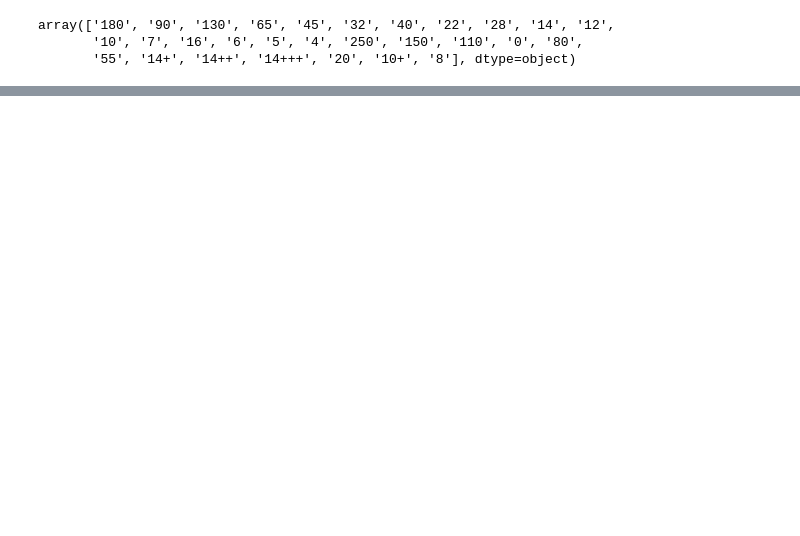
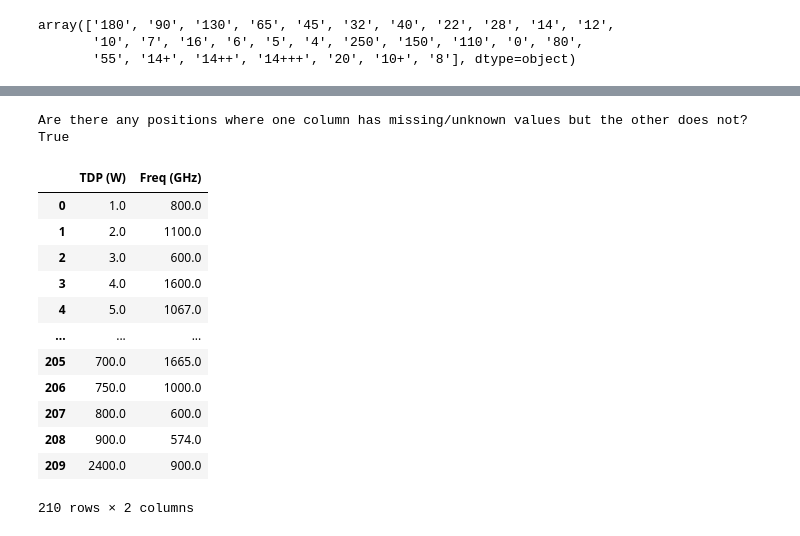
Before and after one commit to Mercymerine/Machine_Learning_1, a Jupyter notebook: Moore's_law.ipynb, the cells around one changed output, grey strips where cells are left out. Drawn from its saved outputs; the diff is of its cells as text; code cells hidden in the pictures; blank space fills up the shorter version.

```diff
--- a/Moore's_law.ipynb
+++ b/Moore's_law.ipynb
@@ -262,0 +175,41 @@ print(f"\nAre all missing values at the same positions in both columns? {all_mis
+# %%
+
+# Identify missing or "unknown" values in both columns
+missing_unknown_in_column1 = df['TDP (W)'].isna() | (df['TDP (W)'] == 'unknown')
+missing_unknown_in_column2 = df['Freq (GHz)'].isna() | (df['Freq (GHz)'] == 'unknown')
+
+# Check for positions where one column has missing/unknown values but the other does not
+missing_unknown_in_either_but_not_both = (missing_unknown_in_column1 != missing_unknown_in_column2)
+
+# Check if there are any such positions
+any_missing_unknown_in_either_but_not_both = missing_unknown_in_either_but_not_both.any()
+
+#print("\nMissing/unknown values in 'TDP (W)':")
+#print(missing_unknown_in_column1)
+
+#print("\nMissing/unknown values in 'Freq (GHz)':")
+#print(missing_unknown_in_column2)
+
+#print("\nPositions where one column has missing/unknown values but the other does not:")
+#print(missing_unknown_in_either_but_not_both)
+
+print(f"\nAre there any positions where one column has missing/unknown values but the other does not? {any_missing_unknown_in_either_but_not_both}")
+# %% [output]
+Are there any positions where one column has missing/unknown values but the other does not? True
+# %%
+tdf_freq = df.groupby('TDP (W)')['Freq (GHz)'].first().reset_index()
+tdf_freq
+# %% [output]
+|  | TDP (W) | Freq (GHz) |
+| 0 | 1.0 | 800.0 |
+| 1 | 2.0 | 1100.0 |
+| 2 | 3.0 | 600.0 |
+| 3 | 4.0 | 1600.0 |
+| 4 | 5.0 | 1067.0 |
+| ... | ... | ... |
+| 205 | 700.0 | 1665.0 |
+| 206 | 750.0 | 1000.0 |
+| 207 | 800.0 | 600.0 |
+| 208 | 900.0 | 574.0 |
+| 209 | 2400.0 | 900.0 |
+210 rows × 2 columns
```
Also changed, not shown: parts of 38 cells of this notebook.
